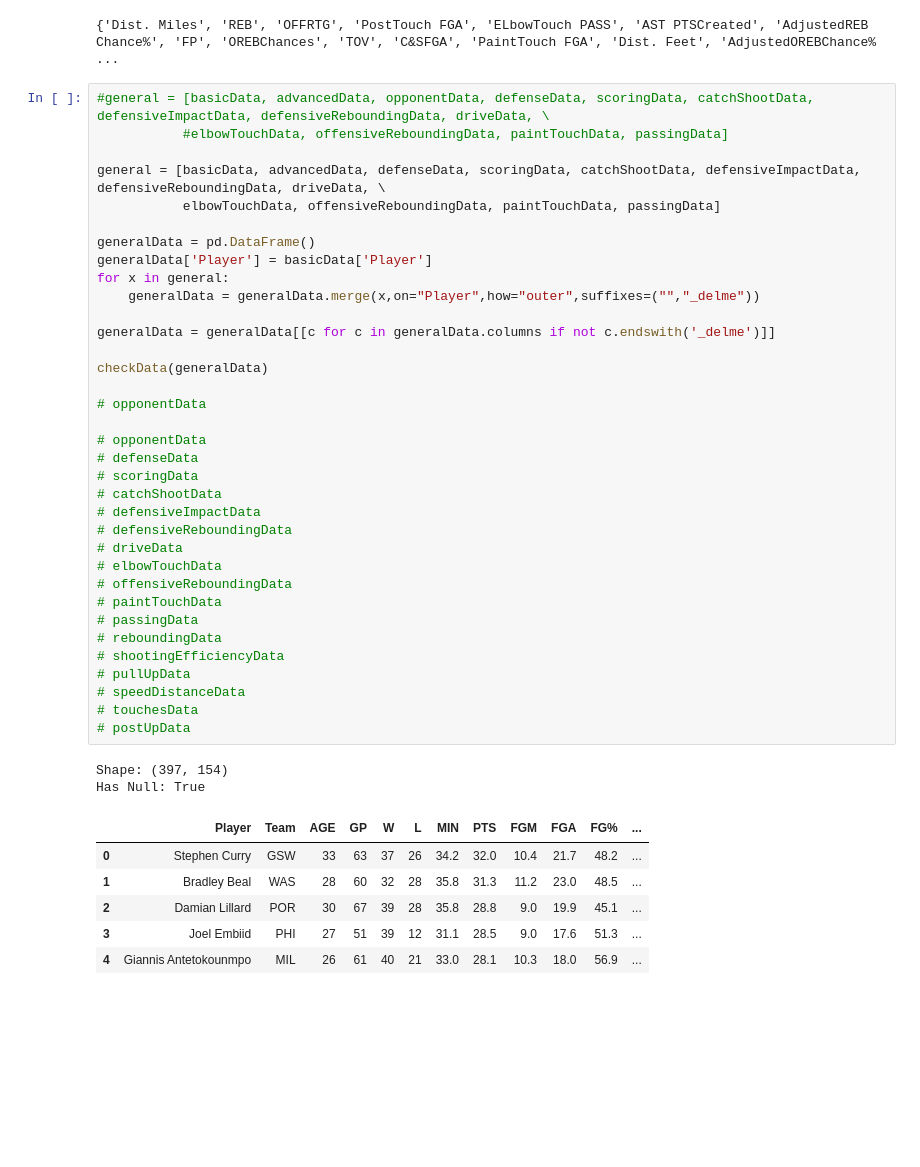
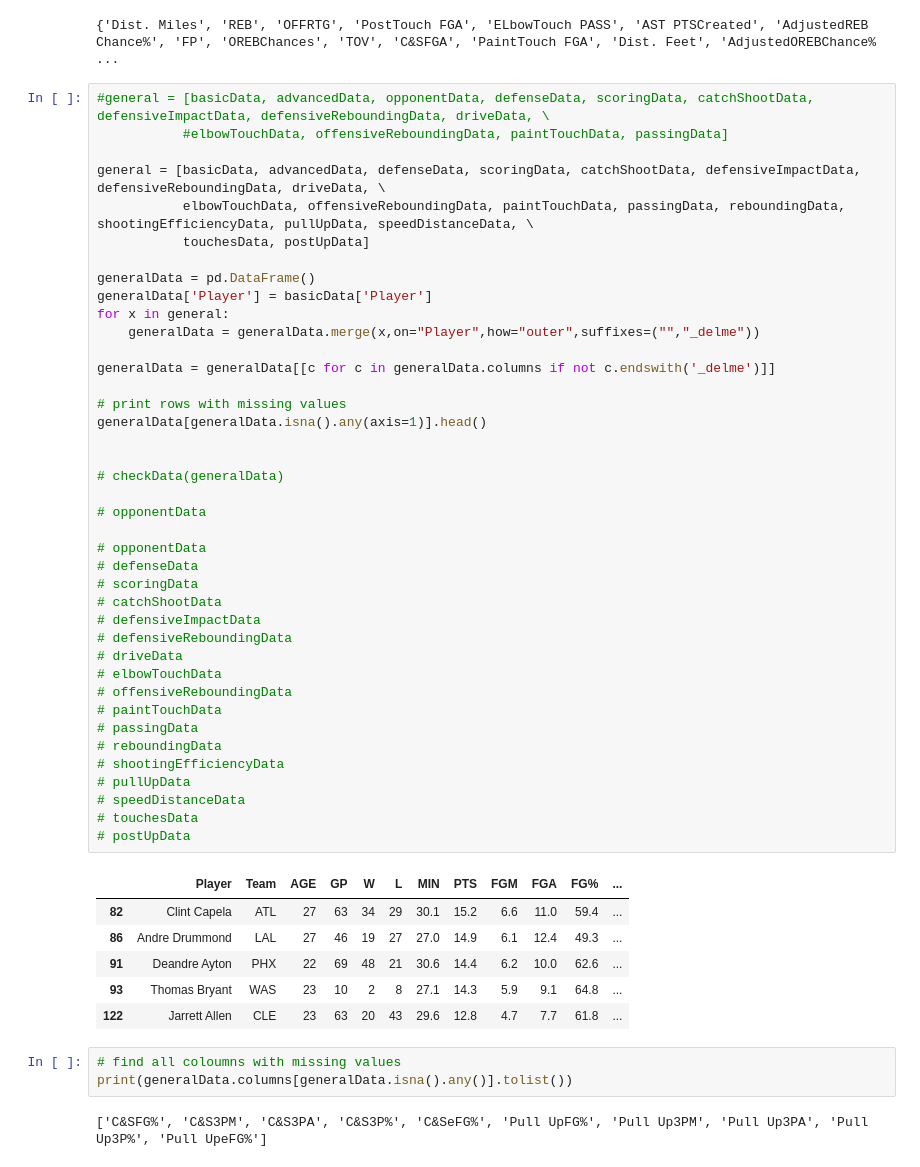
Before and after one commit to CSA100/nba-dsai, a Jupyter notebook: FeatureSelection.ipynb, the cells around one changed output. Saved outputs shown, nothing was run; the diff lists cells and outputs as text; blank space fills up the shorter version.

```diff
--- a/FeatureSelection.ipynb
+++ b/FeatureSelection.ipynb
@@ -961,42 +962,50 @@ print(to_drop)
            #elbowTouchData, offensiveReboundingData, paintTouchData, passingData]
 
 general = [basicData, advancedData, defenseData, scoringData, catchShootData, defensiveImpactData, defensiveReboundingData, driveData, \
-           elbowTouchData, offensiveReboundingData, paintTouchData, passingData]
+           elbowTouchData, offensiveReboundingData, paintTouchData, passingData, reboundingData, shootingEfficiencyData, pullUpData, speedDistanceData, \
+           touchesData, postUpData]
 
 generalData = pd.DataFrame()
 generalData['Player'] = basicData['Player']
 for x in general:
     generalData = generalData.merge(x,on="Player",how="outer",suffixes=("","_delme"))
 
 generalData = generalData[[c for c in generalData.columns if not c.endswith('_delme')]]
 
-checkData(generalData)
+# print rows with missing values
+generalData[generalData.isna().any(axis=1)].head()
+
+
+# checkData(generalData)
 
 # opponentData
 
 # opponentData
 # defenseData
 # scoringData
 # catchShootData
 # defensiveImpactData
 # defensiveReboundingData
 # driveData
 # elbowTouchData
 # offensiveReboundingData
 # paintTouchData
 # passingData
 # reboundingData
 # shootingEfficiencyData
 # pullUpData
 # speedDistanceData
 # touchesData
 # postUpData
 # %% [output]
-Shape: (397, 154)
-Has Null: True
 |  | Player | Team | AGE | GP | W | L | MIN | PTS | FGM | FGA | FG% | ... |
-| 0 | Stephen Curry | GSW | 33 | 63 | 37 | 26 | 34.2 | 32.0 | 10.4 | 21.7 | 48.2 | ... |
-| 1 | Bradley Beal | WAS | 28 | 60 | 32 | 28 | 35.8 | 31.3 | 11.2 | 23.0 | 48.5 | ... |
-| 2 | Damian Lillard | POR | 30 | 67 | 39 | 28 | 35.8 | 28.8 | 9.0 | 19.9 | 45.1 | ... |
-| 3 | Joel Embiid | PHI | 27 | 51 | 39 | 12 | 31.1 | 28.5 | 9.0 | 17.6 | 51.3 | ... |
-| 4 | Giannis Antetokounmpo | MIL | 26 | 61 | 40 | 21 | 33.0 | 28.1 | 10.3 | 18.0 | 56.9 | ... |
+| 82 | Clint Capela | ATL | 27 | 63 | 34 | 29 | 30.1 | 15.2 | 6.6 | 11.0 | 59.4 | ... |
+| 86 | Andre Drummond | LAL | 27 | 46 | 19 | 27 | 27.0 | 14.9 | 6.1 | 12.4 | 49.3 | ... |
+| 91 | Deandre Ayton | PHX | 22 | 69 | 48 | 21 | 30.6 | 14.4 | 6.2 | 10.0 | 62.6 | ... |
+| 93 | Thomas Bryant | WAS | 23 | 10 | 2 | 8 | 27.1 | 14.3 | 5.9 | 9.1 | 64.8 | ... |
+| 122 | Jarrett Allen | CLE | 23 | 63 | 20 | 43 | 29.6 | 12.8 | 4.7 | 7.7 | 61.8 | ... |
+# %%
+# find all coloumns with missing values
+print(generalData.columns[generalData.isna().any()].tolist())
+# %% [output]
+['C&SFG%', 'C&S3PM', 'C&S3PA', 'C&S3P%', 'C&SeFG%', 'Pull UpFG%', 'Pull Up3PM', 'Pull Up3PA', 'Pull Up3P%', 'Pull UpeFG%']
```
Also changed, not shown: parts of 21 cells of this notebook.
